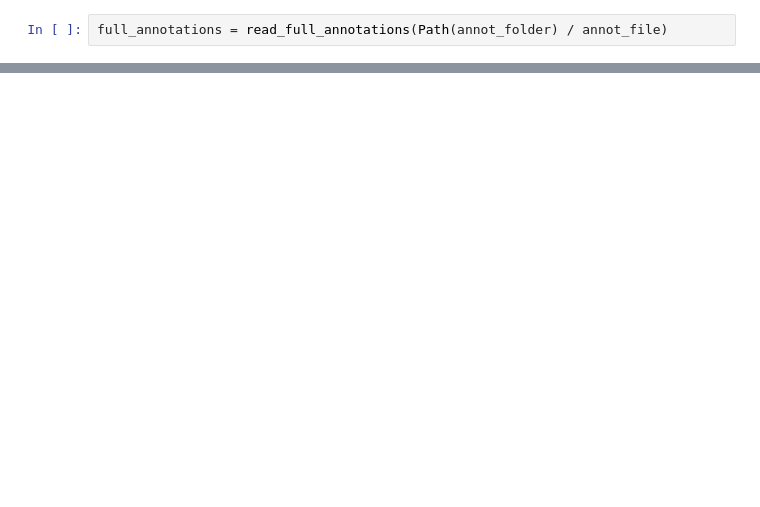
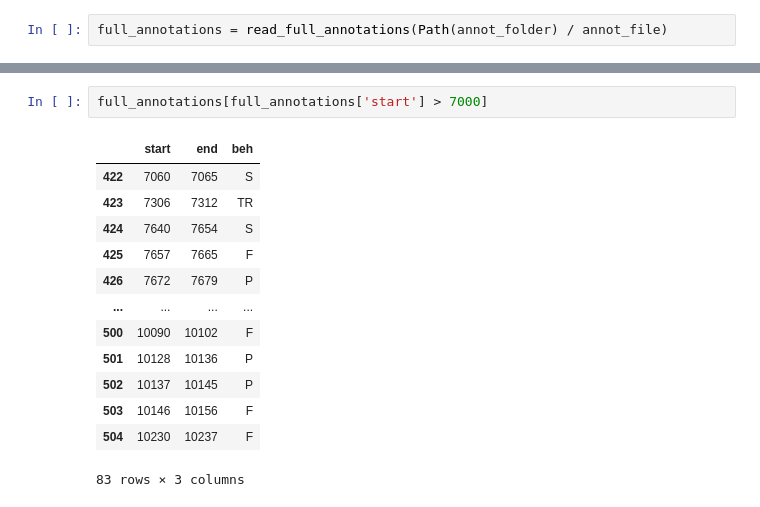
Before and after one commit to neuro-will/keller_zlatic_vnc, a Jupyter notebook: development/develop_find_quiet_periods.ipynb, the cells around one changed output, grey strips where cells are left out. Saved outputs shown, nothing was run; the diff lists cells and outputs as text; blank space fills up the shorter version.

```diff
--- a/development/develop_find_quiet_periods.ipynb
+++ b/development/develop_find_quiet_periods.ipynb
@@ -58,0 +62,16 @@ pr
+# %%
+full_annotations[full_annotations['start'] > 7000]
+# %% [output]
+|  | start | end | beh |
+| 422 | 7060 | 7065 | S |
+| 423 | 7306 | 7312 | TR |
+| 424 | 7640 | 7654 | S |
+| 425 | 7657 | 7665 | F |
+| 426 | 7672 | 7679 | P |
+| ... | ... | ... | ... |
+| 500 | 10090 | 10102 | F |
+| 501 | 10128 | 10136 | P |
+| 502 | 10137 | 10145 | P |
+| 503 | 10146 | 10156 | F |
+| 504 | 10230 | 10237 | F |
+83 rows × 3 columns
```
Also changed, not shown: parts of 7 cells of this notebook, 14 other files.
